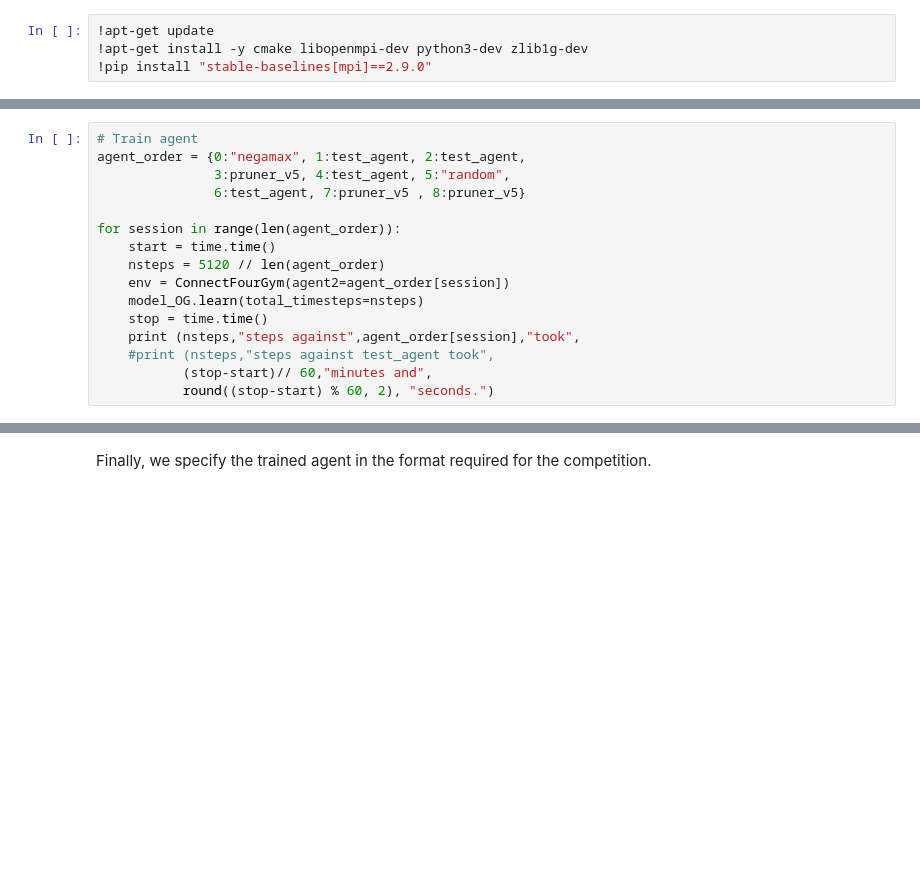
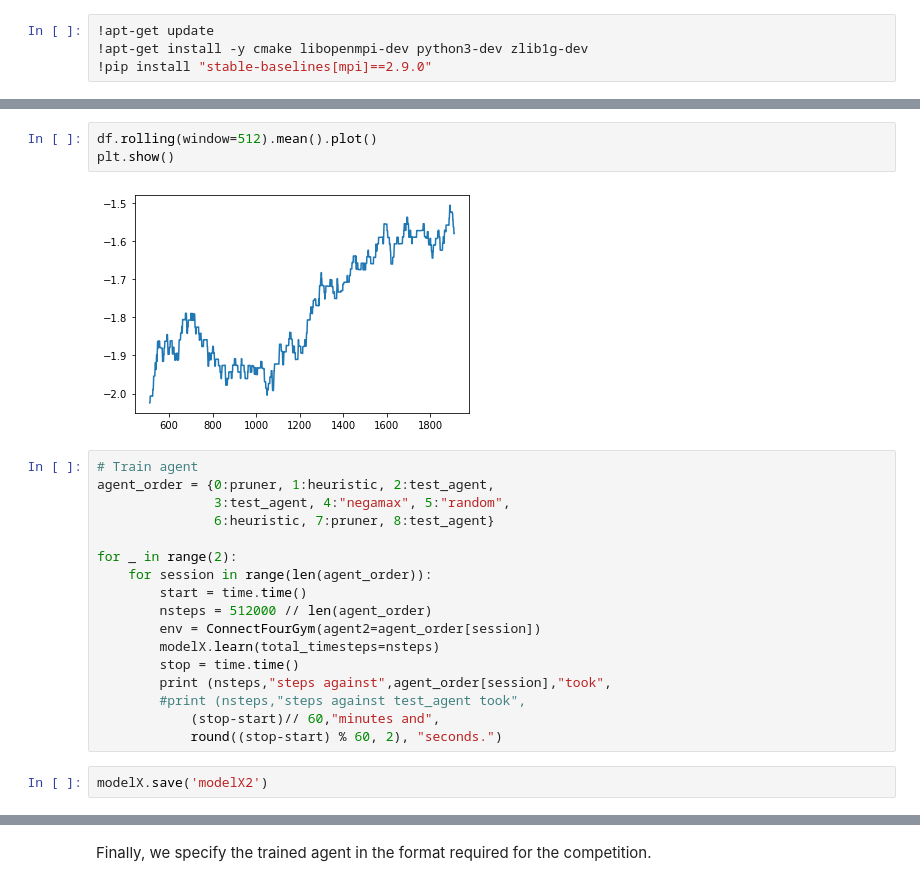
Before and after one commit to davidabelin/kaggle-files, a Jupyter notebook: connect4/mixed_training_trained.ipynb, the cells around one changed output, grey strips where cells are left out. Drawn from its saved outputs; the diff is of its cells as text; blank space fills up the shorter version.

```diff
--- a/connect4/mixed_training_trained.ipynb
+++ b/connect4/mixed_training_trained.ipynb
@@ -225,16 +241,24 @@ from pruner_v5 import my_agent as pruner_v5
+# %%
+df.rolling(window=512).mean().plot()
+plt.show()
+# %% [output]
+[figure, added]
 # %%
 # Train agent
-agent_order = {0:"negamax", 1:test_agent, 2:test_agent,
-               3:pruner_v5, 4:test_agent, 5:"random",
-               6:test_agent, 7:pruner_v5 , 8:pruner_v5}
+agent_order = {0:pruner, 1:heuristic, 2:test_agent,
+               3:test_agent, 4:"negamax", 5:"random",
+               6:heuristic, 7:pruner, 8:test_agent}
 
-for session in range(len(agent_order)):
-    start = time.time()
-    nsteps = 5120 // len(agent_order)
-    env = ConnectFourGym(agent2=agent_order[session])
-    model_OG.learn(total_timesteps=nsteps)
-    stop = time.time()
-    print (nsteps,"steps against",agent_order[session],"took",
-    #print (nsteps,"steps against test_agent took",
-           (stop-start)// 60,"minutes and",
-           round((stop-start) % 60, 2), "seconds.")
+for _ in range(2):
+    for session in range(len(agent_order)):
+        start = time.time()
+        nsteps = 512000 // len(agent_order)
+        env = ConnectFourGym(agent2=agent_order[session])
+        modelX.learn(total_timesteps=nsteps)
+        stop = time.time()
+        print (nsteps,"steps against",agent_order[session],"took",
+        #print (nsteps,"steps against test_agent took",
+            (stop-start)// 60,"minutes and",
+            round((stop-start) % 60, 2), "seconds.")
+# %%
+modelX.save('modelX2')
```
Also changed, not shown: parts of 24 cells of this notebook, 2 other files.
